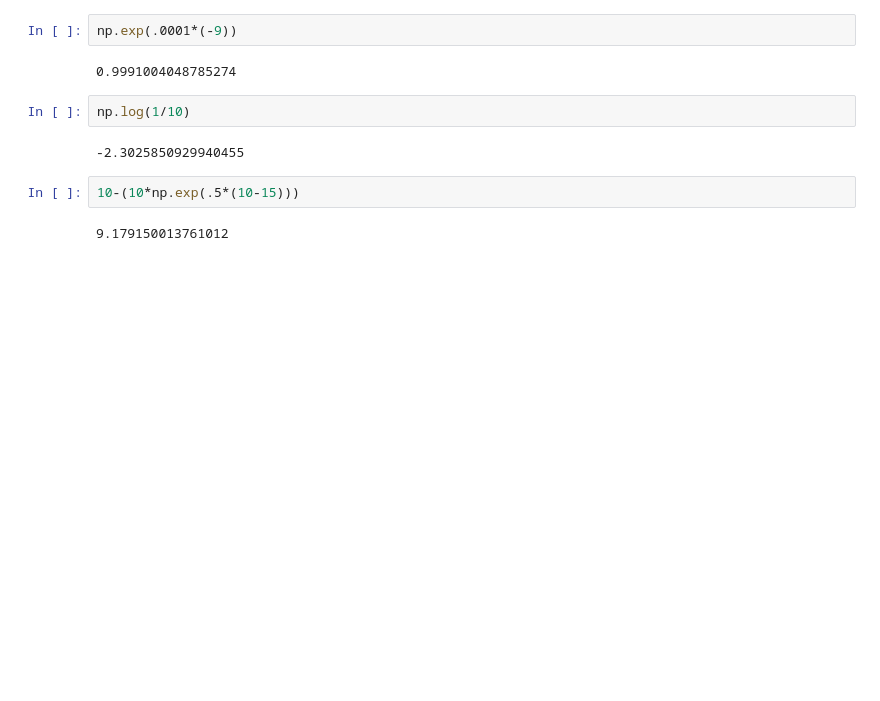
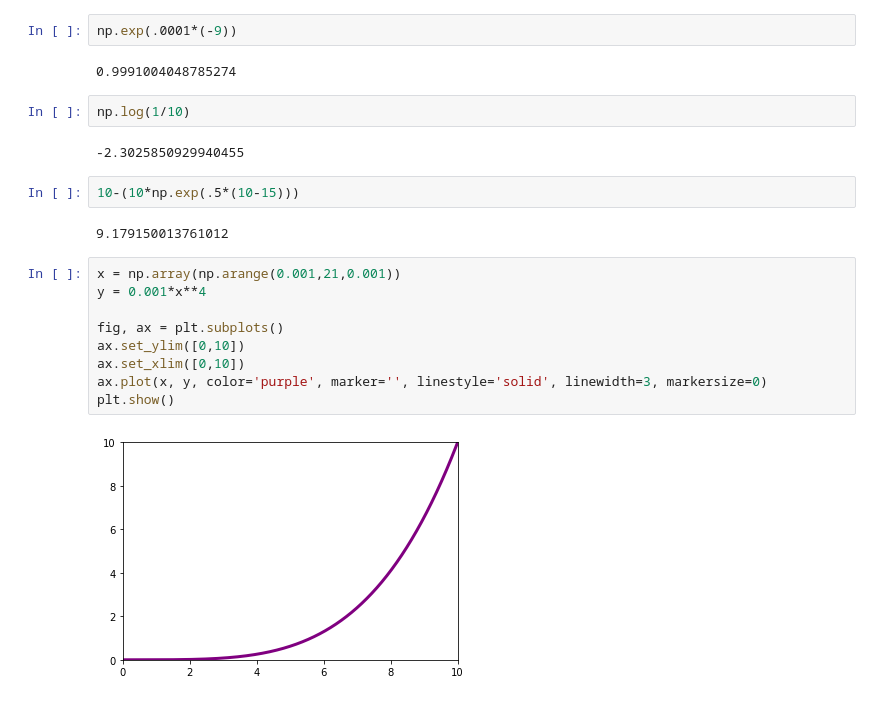
Before and after one commit to seanbhart/gandalf_lotr, a Jupyter notebook: math.ipynb, the cells around one changed output. Cells and saved outputs as stored; diff of their text form; blank space fills up the shorter version.

```diff
--- a/math.ipynb
+++ b/math.ipynb
@@ -113,3 +113,14 @@ np.log(1/10)
 10-(10*np.exp(.5*(10-15)))
 # %% [output]
 9.179150013761012
+# %%
+x = np.array(np.arange(0.001,21,0.001))
+y = 0.001*x**4
+
+fig, ax = plt.subplots()
+ax.set_ylim([0,10])
+ax.set_xlim([0,10])
+ax.plot(x, y, color='purple', marker='', linestyle='solid', linewidth=3, markersize=0)
+plt.show()
+# %% [output]
+[figure, added]
```
Also changed, not shown: parts of 5 cells of this notebook, 3 other files.
